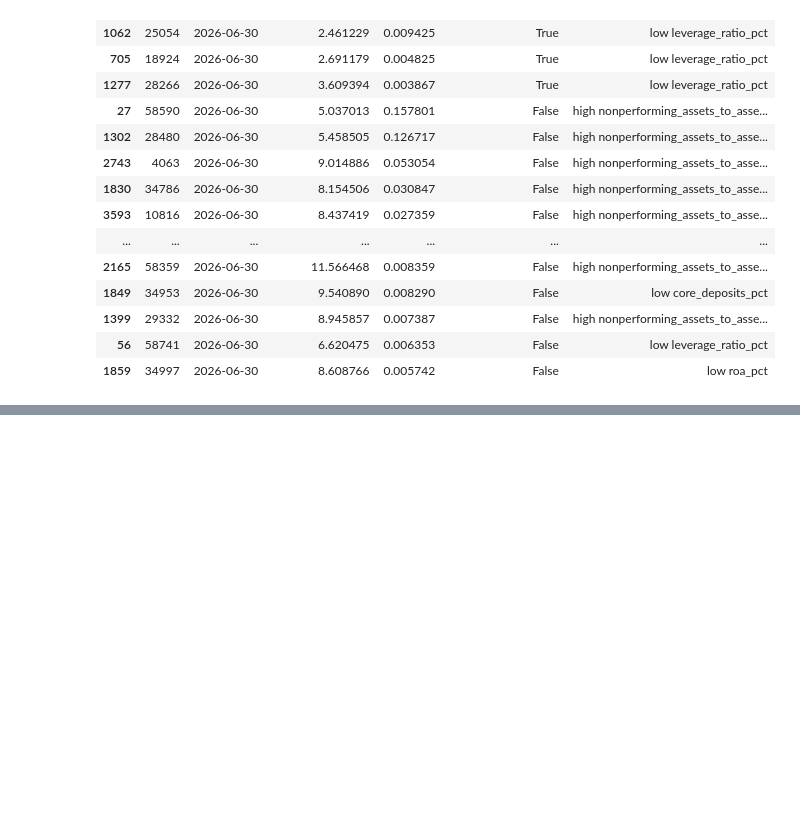
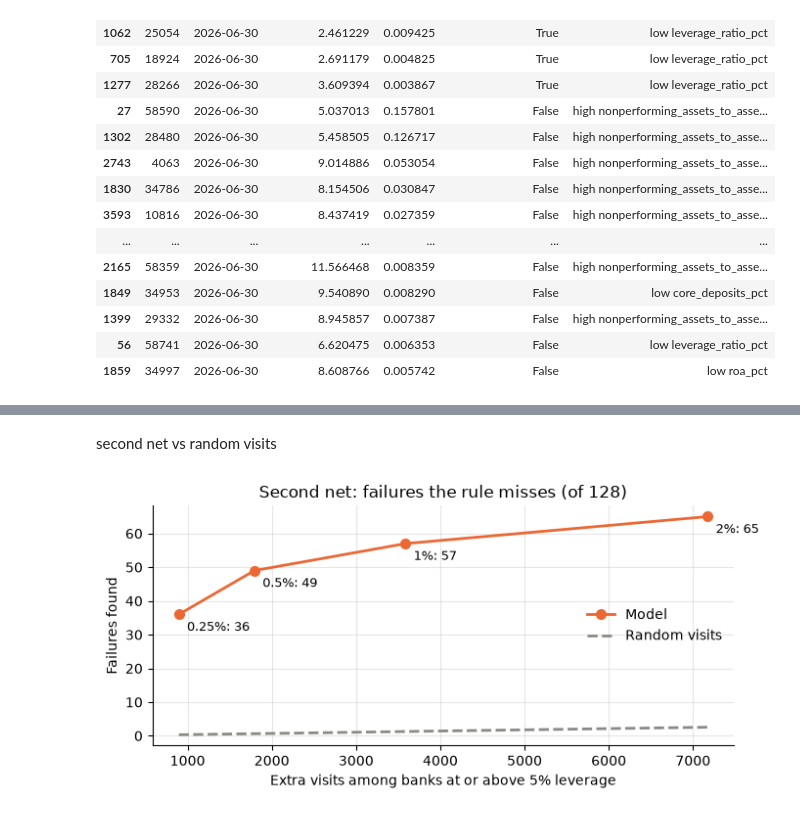
Before and after one commit to sunquan03/fdic-bank-distress-ews, a Jupyter notebook: notebooks/model.ipynb, the cells around one changed output, grey strips where cells are left out. Drawn from its saved outputs; the diff is of its cells as text; code cells hidden in the pictures; blank space fills up the shorter version.

```diff
--- a/notebooks/model.ipynb
+++ b/notebooks/model.ipynb
@@ -571,0 +623,17 @@ watchlist[cols]
+# %% [markdown]
+second net vs random visits
+# %%
+fig, ax = plt.subplots(figsize=(7, 3.4))
+ax.plot(budget_tb['extra_visits'], budget_tb['found'], marker='o', lw=2, ms=7, color=ORANGE, label='Model')
+ax.plot(budget_tb['extra_visits'], budget_tb['extra_visits'] * y_hard.mean(), lw=2, ls='--',
+        color=GRAY, label='Random visits')
+for _, r in budget_tb.iterrows():
+    ax.annotate(f"{r['budget_pct']:g}%: {int(r['found'])}", (r['extra_visits'], r['found']),
+                textcoords='offset points', xytext=(6, -12), fontsize=9)
+ax.set_xlabel('Extra visits among banks at or above 5% leverage')
+ax.set_ylabel('Failures found')
+ax.set_title(f'Second net: failures the rule misses (of {int(y_hard.sum())})')
+ax.legend(frameon=False, loc='center right')
+fig.tight_layout(); fig.savefig(fig_dir / '03_second_net.png', dpi=150); plt.show()
+# %% [output]
+[figure, added]
```
Also changed, not shown: parts of 4 cells of this notebook, 3 other files.
